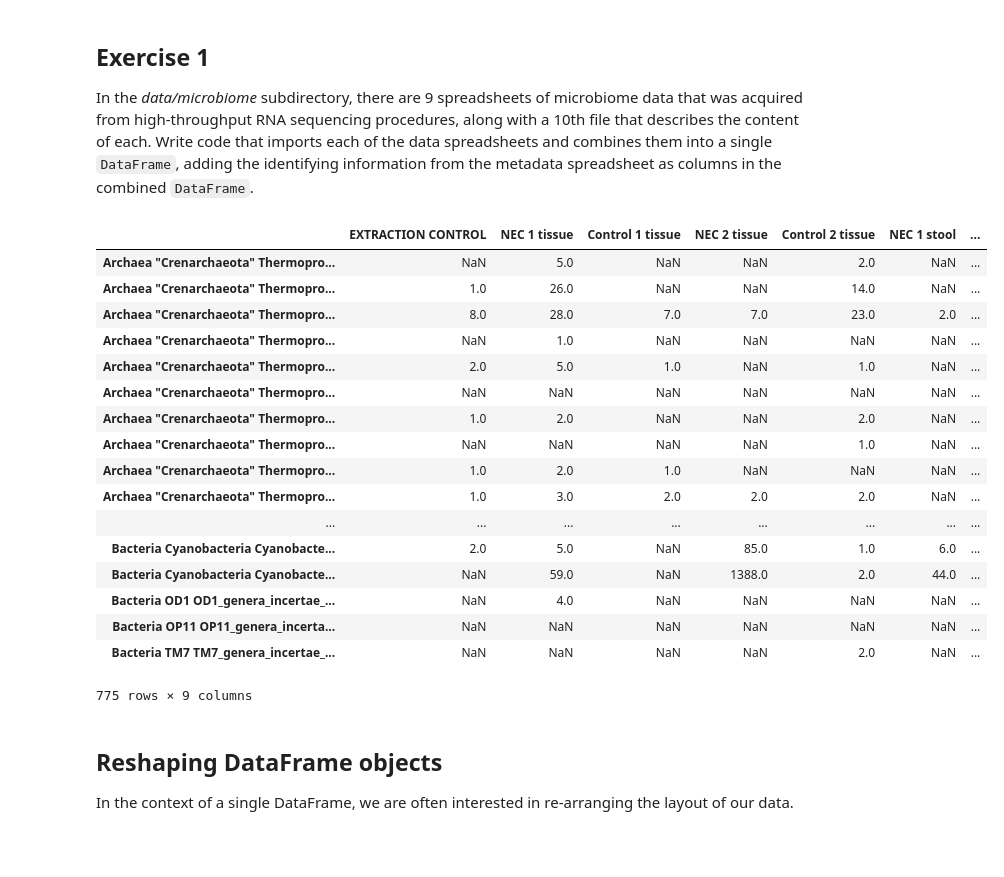
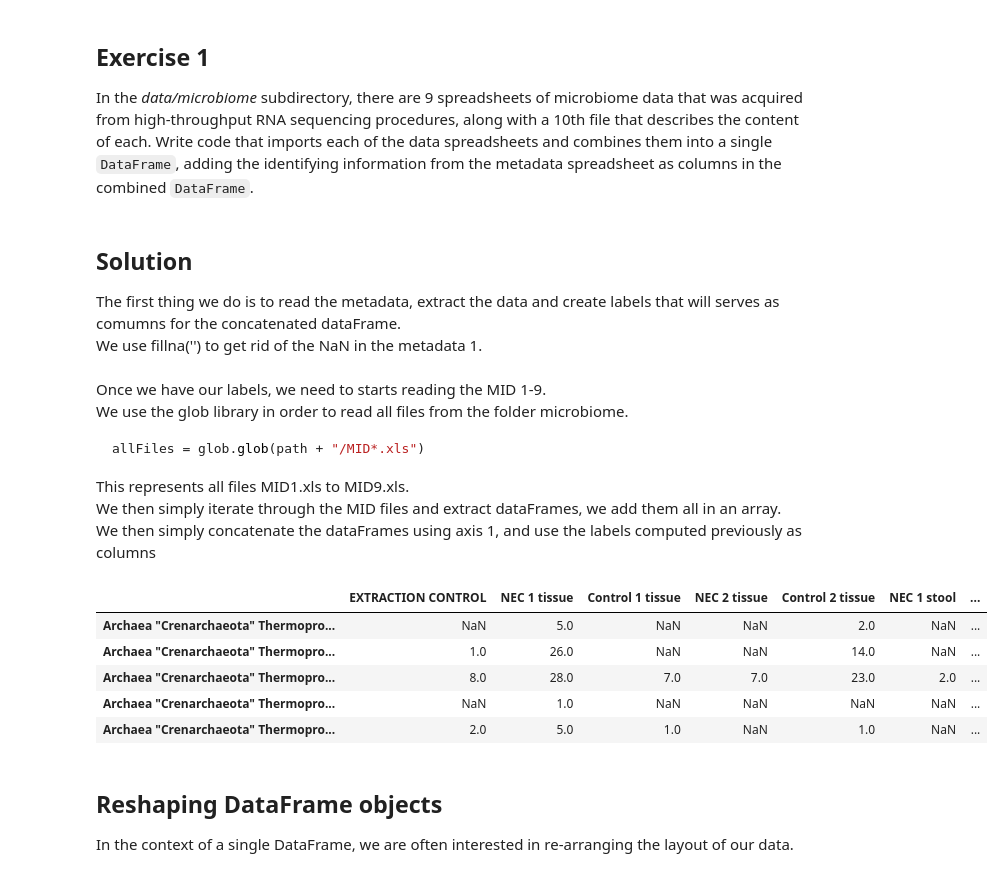
Before and after one commit to nathanquinteiro/ADA-Homework, a Jupyter notebook: 01 - Pandas and Data Wrangling/Data Wrangling with Pandas.ipynb, the cells around one changed output. Saved outputs shown, nothing was run; the diff lists cells and outputs as text; code cells hidden in the pictures; blank space fills up the shorter version.

Commit message:
Add explanation for exercise 1 of Data Wrangling

````diff
--- a/01 - Pandas and Data Wrangling/Data Wrangling with Pandas.ipynb
+++ b/01 - Pandas and Data Wrangling/Data Wrangling with Pandas.ipynb
@@ -383,3 +383,8 @@ If you want `concat` to work like `numpy.concatanate`, you may provide the `igno
 ## Exercise 1
 
 In the *data/microbiome* subdirectory, there are 9 spreadsheets of microbiome data that was acquired from high-throughput RNA sequencing procedures, along with a 10th file that describes the content of each. Write code that imports each of the data spreadsheets and combines them into a single `DataFrame`, adding the identifying information from the metadata spreadsheet as columns in the combined `DataFrame`.
+# %% [markdown]
+## Solution
+
+The first thing we do is to read the metadata, extract the data and create labels that will serves as comumns for the concatenated dataFrame.
+We use fillna('') to get rid of the NaN in the metadata 1.
@@ -386,37 +395,30 @@ In the *data/microbiome* subdirectory, there are 9 spreadsheets of microbiome da
+# %% [markdown]
+Once we have our labels, we need to starts reading the MID 1-9.
+We use the glob library in order to read all files from the folder microbiome.
+ ```python
+allFiles = glob.glob(path + "/MID*.xls")
+ ```
+This represents all files MID1.xls to MID9.xls.
+We then simply iterate through the MID files and extract dataFrames, we add them all in an array.
+We then simply concatenate the dataFrames using axis 1, and use the labels computed previously as columns
 # %%
 path =r'Data/microbiome'
 allFiles = glob.glob(path + "/MID*.xls")
 mb_ = []
-metadata = pd.read_excel('Data/microbiome/metadata.xls',index_col=None, header=0)
-metadata = metadata.fillna('')
-labels = metadata.GROUP + " " + metadata.SAMPLE
 for file_ in allFiles:
     df = pd.read_excel(file_,index_col=0, header=None)
     mb_.append(df)
-    i = i+1
 
 concat = pd.concat(mb_, axis=1)
 concat.columns = labels
-concat
+concat.head()
 # %% [output]
 |  | EXTRACTION CONTROL | NEC 1 tissue | Control 1 tissue | NEC 2 tissue | Control 2 tissue | NEC 1 stool | ... |
 | Archaea "Crenarchaeota" Thermopro... | NaN | 5.0 | NaN | NaN | 2.0 | NaN | ... |
 | Archaea "Crenarchaeota" Thermopro... | 1.0 | 26.0 | NaN | NaN | 14.0 | NaN | ... |
 | Archaea "Crenarchaeota" Thermopro... | 8.0 | 28.0 | 7.0 | 7.0 | 23.0 | 2.0 | ... |
 | Archaea "Crenarchaeota" Thermopro... | NaN | 1.0 | NaN | NaN | NaN | NaN | ... |
 | Archaea "Crenarchaeota" Thermopro... | 2.0 | 5.0 | 1.0 | NaN | 1.0 | NaN | ... |
-| Archaea "Crenarchaeota" Thermopro... | NaN | NaN | NaN | NaN | NaN | NaN | ... |
-| Archaea "Crenarchaeota" Thermopro... | 1.0 | 2.0 | NaN | NaN | 2.0 | NaN | ... |
-| Archaea "Crenarchaeota" Thermopro... | NaN | NaN | NaN | NaN | 1.0 | NaN | ... |
-| Archaea "Crenarchaeota" Thermopro... | 1.0 | 2.0 | 1.0 | NaN | NaN | NaN | ... |
-| Archaea "Crenarchaeota" Thermopro... | 1.0 | 3.0 | 2.0 | 2.0 | 2.0 | NaN | ... |
-| ... | ... | ... | ... | ... | ... | ... | ... |
-| Bacteria Cyanobacteria Cyanobacte... | 2.0 | 5.0 | NaN | 85.0 | 1.0 | 6.0 | ... |
-| Bacteria Cyanobacteria Cyanobacte... | NaN | 59.0 | NaN | 1388.0 | 2.0 | 44.0 | ... |
-| Bacteria OD1 OD1_genera_incertae_... | NaN | 4.0 | NaN | NaN | NaN | NaN | ... |
-| Bacteria OP11 OP11_genera_incerta... | NaN | NaN | NaN | NaN | NaN | NaN | ... |
-| Bacteria TM7 TM7_genera_incertae_... | NaN | NaN | NaN | NaN | 2.0 | NaN | ... |
-775 rows × 9 columns
 # %% [markdown]
 ## Reshaping DataFrame objects
 
````
Also changed, not shown: parts of 1 cell of this notebook.
